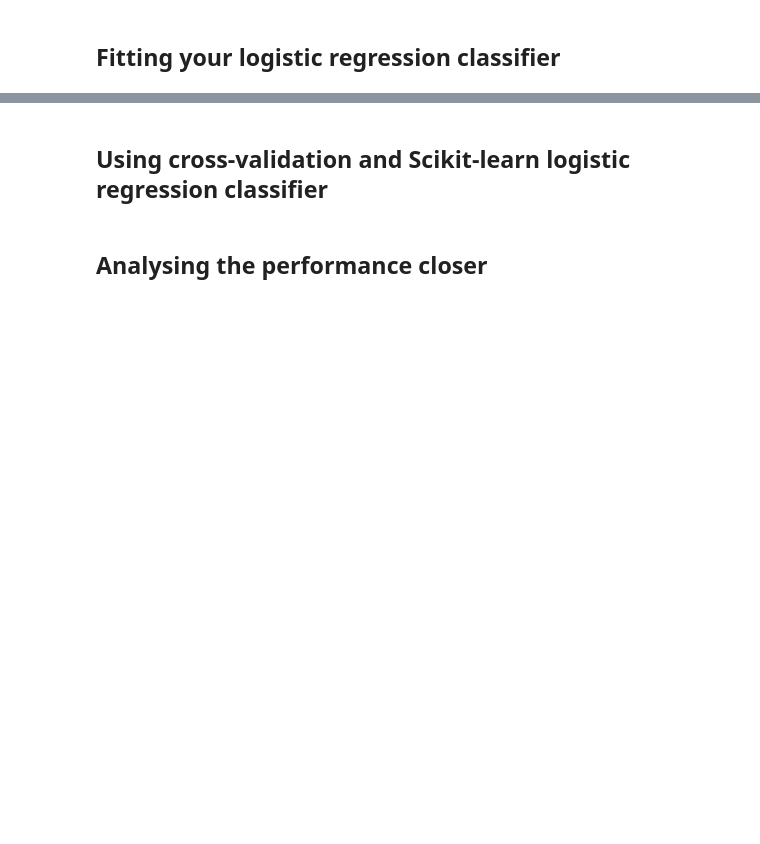
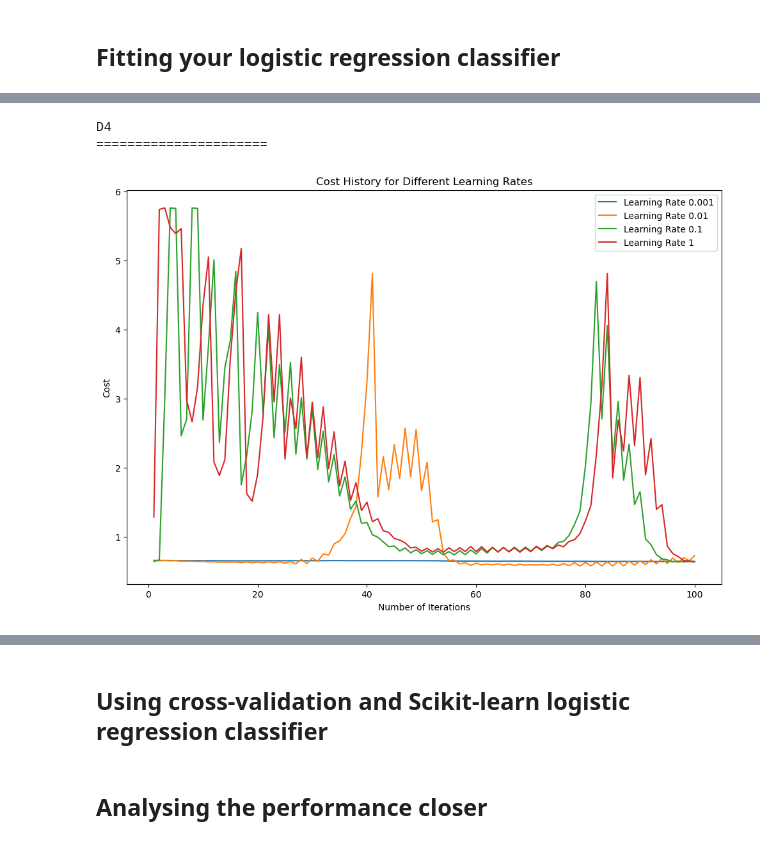
Before and after one commit to LisonLau/CITS5508-Assignments, a Jupyter notebook: Assignment 1 (15%)/assig1_23123849.ipynb, the cells around one changed output, grey strips where cells are left out. Drawn from its saved outputs; the diff is of its cells as text; code cells hidden in the pictures; blank space fills up the shorter version.

Commit message:
Logistic regression classifier
- plot graphs

```diff
--- a/Assignment 1 (15%)/assig1_23123849.ipynb
+++ b/Assignment 1 (15%)/assig1_23123849.ipynb
@@ -134,0 +185,22 @@ ValueError: shapes (9590,785) and (784,1) not aligned: 785 (dim 1) != 784 (dim 0
+# %%
+import matplotlib.pyplot as plt
+
+# Print D4
+print('D4\n======================')
+plt.figure(figsize=(12, 8))
+
+learning_rates = [0.001, 0.01, 0.1, 1]
+for lr in learning_rates:
+    _,cost_history,_ = gradient_descent(theta.copy(), training_x, training_y, lr, num_iterations)
+    cost_history_train = [cost[0] for cost in cost_history]
+    plt.plot(range(1, num_iterations + 1), cost_history_train, label=f'Learning Rate {lr}')
+
+plt.xlabel('Number of Iterations')
+plt.ylabel('Cost')
+plt.title('Cost History for Different Learning Rates')
+plt.legend()
+plt.show()
+# %% [output]
+D4
+======================
+[figure, added]
```
Also changed, not shown: parts of 8 cells of this notebook.
